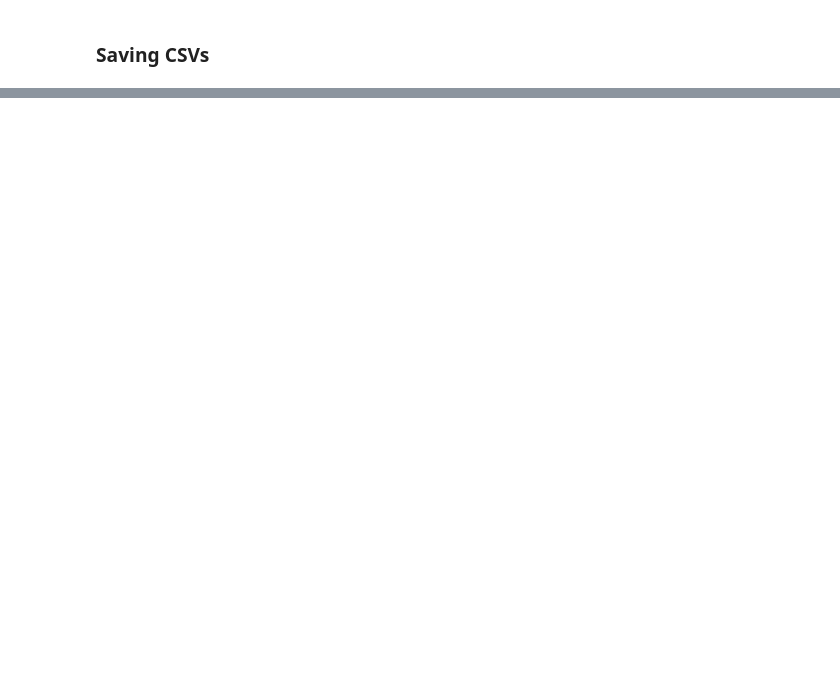
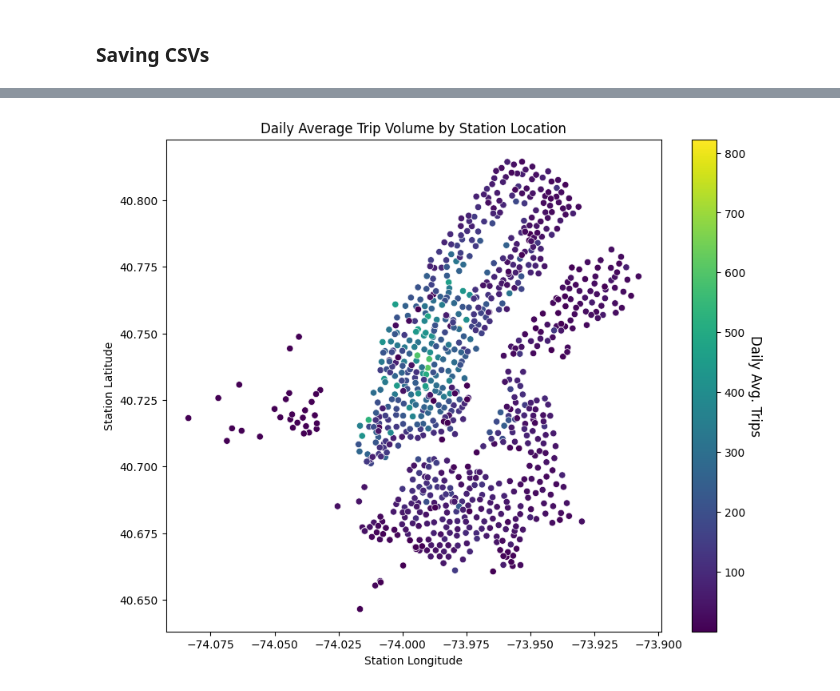
Before and after one commit to GermanButtiero/mobility, a Jupyter notebook: src/1_Dataset.ipynb, the cells around one changed output, grey strips where cells are left out. Cells and saved outputs as stored; diff of their text form; code cells hidden in the pictures; blank space fills up the shorter version.

```diff
--- a/src/1_Dataset.ipynb
+++ b/src/1_Dataset.ipynb
@@ -293,0 +325,40 @@ stations.to_csv('../data/processed_stations_2018.csv', index=False)
+# %%
+number_of_days = 365
+yearly_volume_dropoff = data.groupby('end_station_id').size().reset_index(name='trip_count')
+yearly_volume_pickup = data.groupby('start_station_id').size().reset_index(name='trip_count')
+yearly_volume_dropoff = yearly_volume_dropoff.rename(columns={'end_station_id': 'station_id'})
+yearly_volume_pickup = yearly_volume_pickup.rename(columns={'start_station_id': 'station_id'})
+yearly_volume_total = pd.concat([yearly_volume_dropoff, yearly_volume_pickup], ignore_index=True)
+yearly_volume = yearly_volume_total.groupby('station_id')['trip_count'].sum().reset_index(name='trip_count')
+yearly_volume['daily_trip_count'] = yearly_volume['trip_count'] / number_of_days
+
+merged_df = stations.merge(
+    yearly_volume,
+    how='left',
+    on='station_id'
+)
+merged_df['daily_trip_count'] = pd.to_numeric(merged_df['daily_trip_count'], errors='coerce')
+merged_df = merged_df.dropna()
+
+fig, ax = plt.subplots(figsize=(10, 8))
+sns.scatterplot(
+    data=merged_df,
+    x='station_longitude',
+    y='station_latitude',
+    hue='daily_trip_count',
+    legend=False,
+    palette='viridis'
+)
+
+norm = plt.Normalize(merged_df['daily_trip_count'].min(), merged_df['daily_trip_count'].max())
+sm = plt.cm.ScalarMappable(cmap="viridis", norm=norm)
+sm.set_array([])
+cbar = fig.colorbar(sm, ax=ax)
+cbar.set_label('Daily Avg. Trips', rotation=270, labelpad=15, fontsize=12)
+
+plt.title('Daily Average Trip Volume by Station Location')
+plt.xlabel('Station Longitude')
+plt.ylabel('Station Latitude')
+plt.show()
+# %% [output]
+[figure, added]
```
Also changed, not shown: parts of 4 cells of this notebook, 4 other files.
